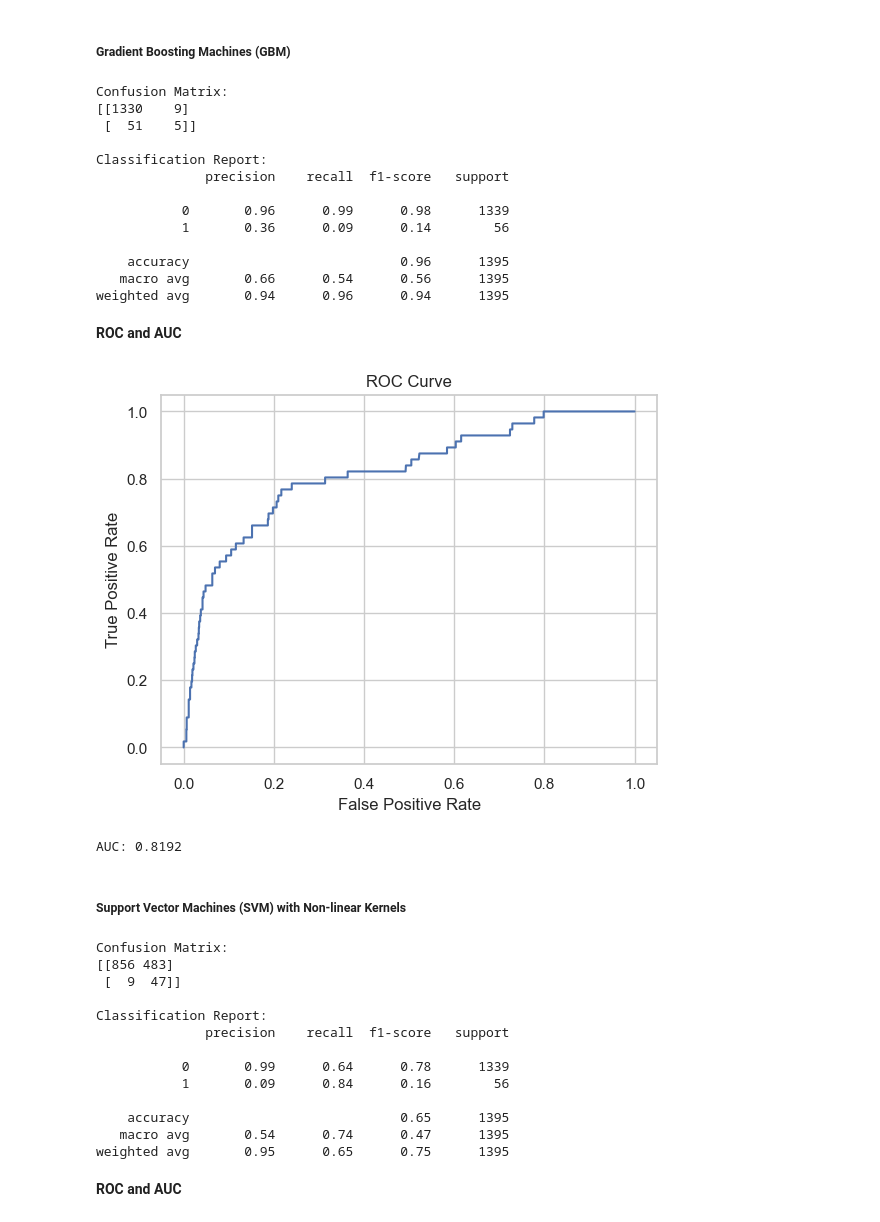
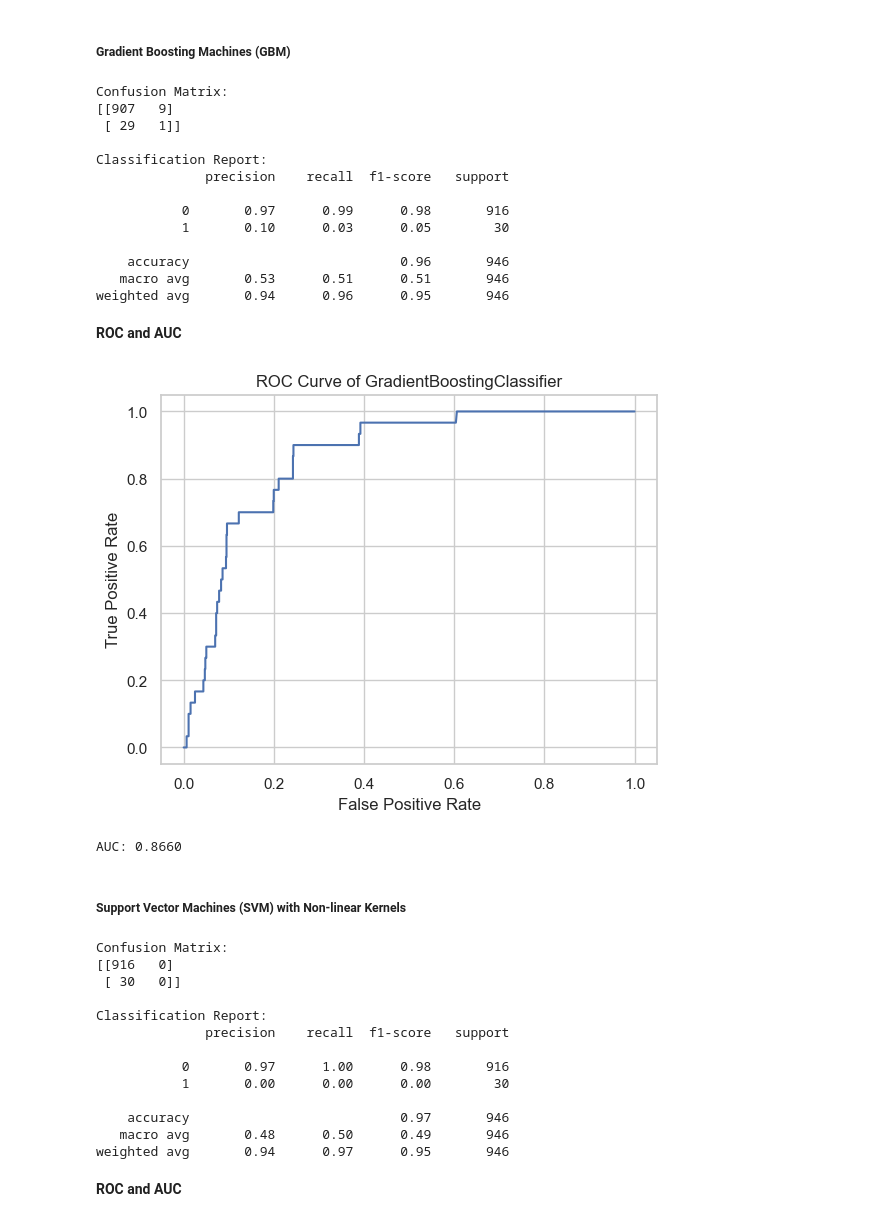
Before and after one commit to StrikerEurika/Diabetes-Classification, a Jupyter notebook: notebooks/model_training.ipynb, the cells around one changed output. Drawn from its saved outputs; the diff is of its cells as text; code cells hidden in the pictures.

```diff
--- a/notebooks/model_training.ipynb
+++ b/notebooks/model_training.ipynb
@@ -6,8 +6,9 @@ import pandas as pd
 import matplotlib.pyplot as plt
 import seaborn as sns
 import seaborn as sns
+import os
 sns.set_theme(style="whitegrid")
 
-df = pd.read_csv(r'D:\School\ITC\Y3\Semet 1\Intro DS\Projects\Diabetes-Classification\selected_dataset\DiaHealth A Bangladeshi Dataset for Type 2 Diabetes Prediction\Cleaned_Datasets\Diabetes_Final_Data_Cleaned_v2.csv')
+df = pd.read_csv(r'D:\School\ITC\Y3\Semet 1\Intro DS\Projects\Diabetes-Classification\selected_dataset\DiaHealth A Bangladeshi Dataset for Type 2 Diabetes Prediction\Cleaned_Datasets\Diabetes_Final_Data_Cleaned_v4.csv')
 df.head()
 # %% [output]
@@ -40,6 +41,6 @@ Warnings suppressed!
 We would like to drop some columns since they somehow have negative relationships with target.
 # %%
 # df = df.drop(['pulse_rate', 'family_diabetes', 'family_hypertension', 'stroke', 'cardiovascular_disease', 'gender', 'hypertensive'], axis=1)
-df = df.drop(['pulse_rate', 'family_diabetes', 'family_hypertension'], axis=1)
+# df = df.drop(['pulse_rate', 'family_diabetes', 'family_hypertension'], axis=1)
 print(f'The remained columns are: {df.columns[:-1].tolist()}')
 # %% [output]
@@ -64,7 +67,7 @@ X = df_1.drop('diabetic', axis=1)
 y = df_1['diabetic']
 
 # Split data into training and testing sets
-X_train, X_test, y_train, y_test = train_test_split(X, y, test_size=0.3, random_state=42)
+X_train, X_test, y_train, y_test = train_test_split(X, y, test_size=0.2, random_state=42)
 
 print("Data Scaled!!")
 # %% [output]
@@ -331,52 +327,52 @@ AUC: 0.7538
 # %% [markdown]
 ##### **Gradient Boosting Machines (GBM)**
 # %%
-# from sklearn.ensemble import GradientBoostingClassifier
+from sklearn.ensemble import GradientBoostingClassifier
 
-# # Create a Gradient Boosting Regressor
-# model_gbr = confusion_metrix_and_classification_report(GradientBoostingClassifier(n_estimators=100, random_state=42), X_train, X_test, y_train, y_test)
+# Create a Gradient Boosting Regressor
+model_gbr = confusion_metrix_and_classification_report(GradientBoostingClassifier(n_estimators=100, random_state=42), X_train, X_test, y_train, y_test)
 # %% [output]
 Confusion Matrix:
-[[1330    9]
- [  51    5]]
+[[907   9]
+ [ 29   1]]
 
 Classification Report:
               precision    recall  f1-score   support
 
-           0       0.96      0.99      0.98      1339
-           1       0.36      0.09      0.14        56
+           0       0.97      0.99      0.98       916
+           1       0.10      0.03      0.05        30
 
-    accuracy                           0.96      1395
-   macro avg       0.66      0.54      0.56      1395
-weighted avg       0.94      0.96      0.94      1395
+    accuracy                           0.96       946
+   macro avg       0.53      0.51      0.51       946
+weighted avg       0.94      0.96      0.95       946
 # %% [markdown]
 **ROC and AUC**
 # %%
-# plot_roc_auc(model_gbr, X_test, y_test)
+plot_roc_auc(model_gbr, X_test, y_test)
 # %% [output]
-[figure, old version]
+[figure, new version]
-AUC: 0.8192
+AUC: 0.8660
 # %% [markdown]
 ##### **Support Vector Machines (SVM) with Non-linear Kernels**
 # %%
-# from sklearn.svm import SVC
+from sklearn.svm import SVC
 
-# # Create an SVM classifier with a non-linear kernel (e.g., 'rbf')
-# model_svm = confusion_metrix_and_classification_report(SVC(kernel='rbf', C=1.0, gamma='scale', class_weight='balanced', probability=True), X_train, X_test, y_train, y_test)
+# Create an SVM classifier with a non-linear kernel (e.g., 'rbf')
+model_svm = confusion_metrix_and_classification_report(SVC(probability=True), X_train, X_test, y_train, y_test)
 # %% [output]
 Confusion Matrix:
-[[856 483]
- [  9  47]]
+[[916   0]
+ [ 30   0]]
 
 Classification Report:
               precision    recall  f1-score   support
 
-           0       0.99      0.64      0.78      1339
-           1       0.09      0.84      0.16        56
+           0       0.97      1.00      0.98       916
+           1       0.00      0.00      0.00        30
 
-    accuracy                           0.65      1395
-   macro avg       0.54      0.74      0.47      1395
-weighted avg       0.95      0.65      0.75      1395
+    accuracy                           0.97       946
+   macro avg       0.48      0.50      0.49       946
+weighted avg       0.94      0.97      0.95       946
 # %% [markdown]
 **ROC and AUC**
 # %%
```
Also changed, not shown: parts of 27 cells of this notebook, 19 other files.
